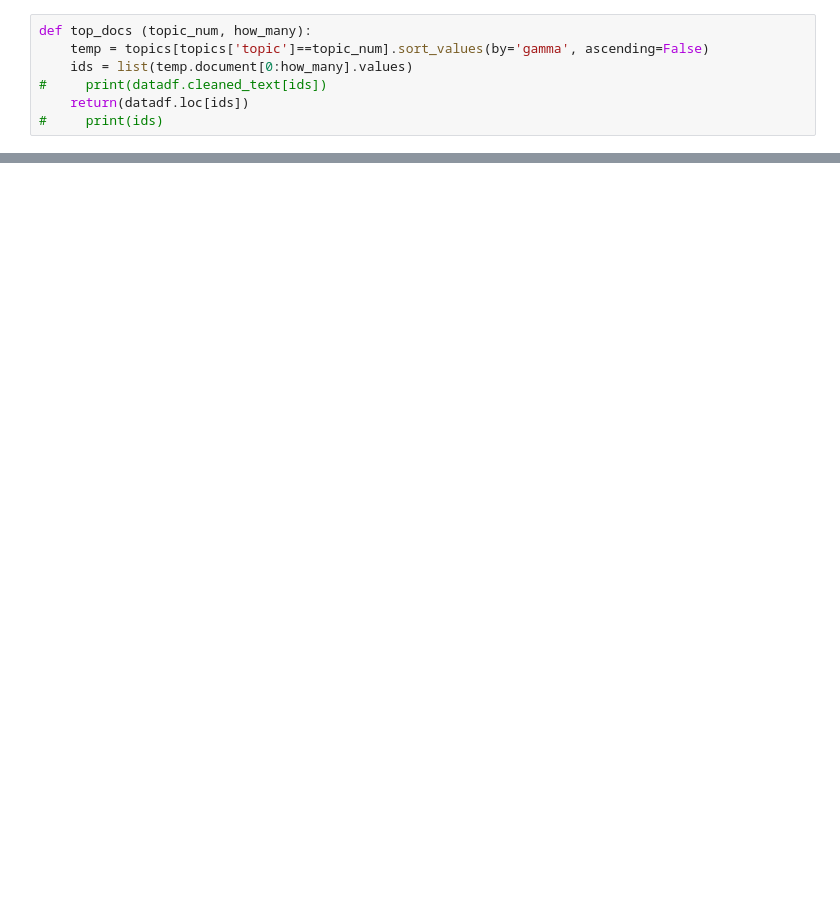
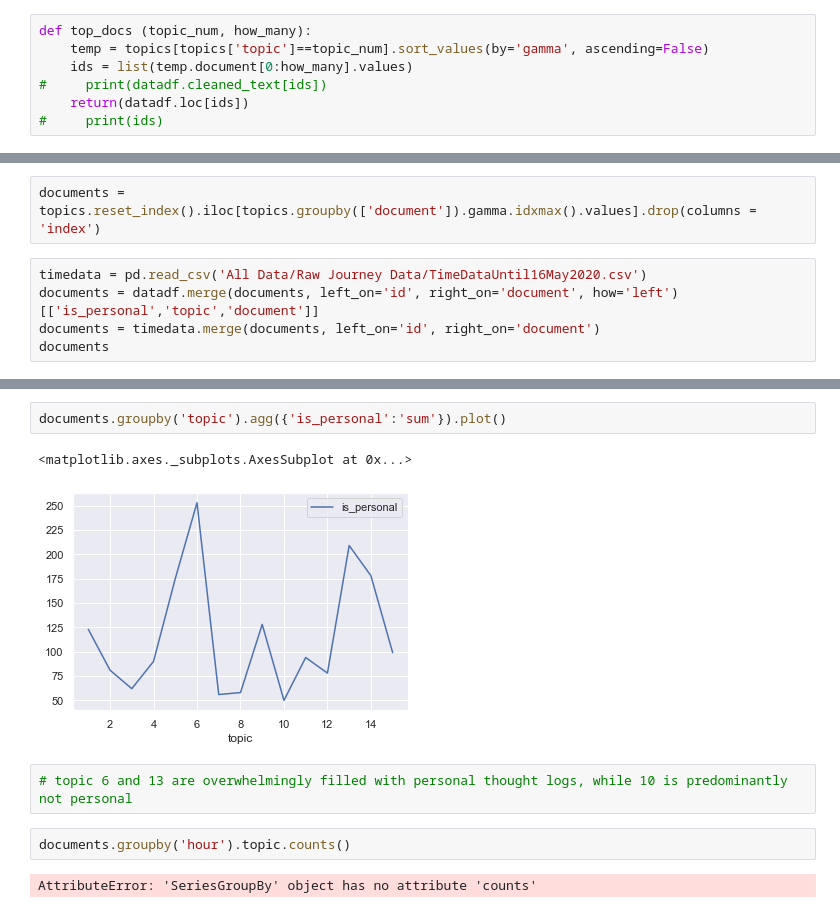
Before and after one commit to adityaarunsinghal/text-mining, a Jupyter notebook: Topic Modeling (LDA carried from R).ipynb, the cells around one changed output, grey strips where cells are left out. Drawn from its saved outputs; the diff is of its cells as text; blank space fills up the shorter version.

Commit message:
New Data Added + Sleep, Calorie Analysis + New Emotion Feeder

```diff
--- a/Topic Modeling (LDA carried from R).ipynb
+++ b/Topic Modeling (LDA carried from R).ipynb
@@ -72,0 +78,7 @@ datadf['cleaned_text'].loc['1544329519078-3fe678f70bda1382']
+# %%
+documents = topics.reset_index().iloc[topics.groupby(['document']).gamma.idxmax().values].drop(columns = 'index')
+# %%
+timedata = pd.read_csv('All Data/Raw Journey Data/TimeDataUntil16May2020.csv')
+documents = datadf.merge(documents, left_on='id', right_on='document', how='left')[['is_personal','topic','document']]
+documents = timedata.merge(documents, left_on='id', right_on='document')
+documents
@@ -72,0 +99,11 @@ datadf['cleaned_text'].loc['1544329519078-3fe678f70bda1382']
+# %%
+documents.groupby('topic').agg({'is_personal':'sum'}).plot()
+# %% [output]
+<matplotlib.axes._subplots.AxesSubplot at 0x...>
+[figure, added]
+# %%
+# topic 6 and 13 are overwhelmingly filled with personal thought logs, while 10 is predominantly not personal
+# %%
+documents.groupby('hour').topic.counts()
+# %% [output]
+AttributeError: 'SeriesGroupBy' object has no attribute 'counts'
```
Also changed, not shown: parts of 6 cells of this notebook, 47 other files.
